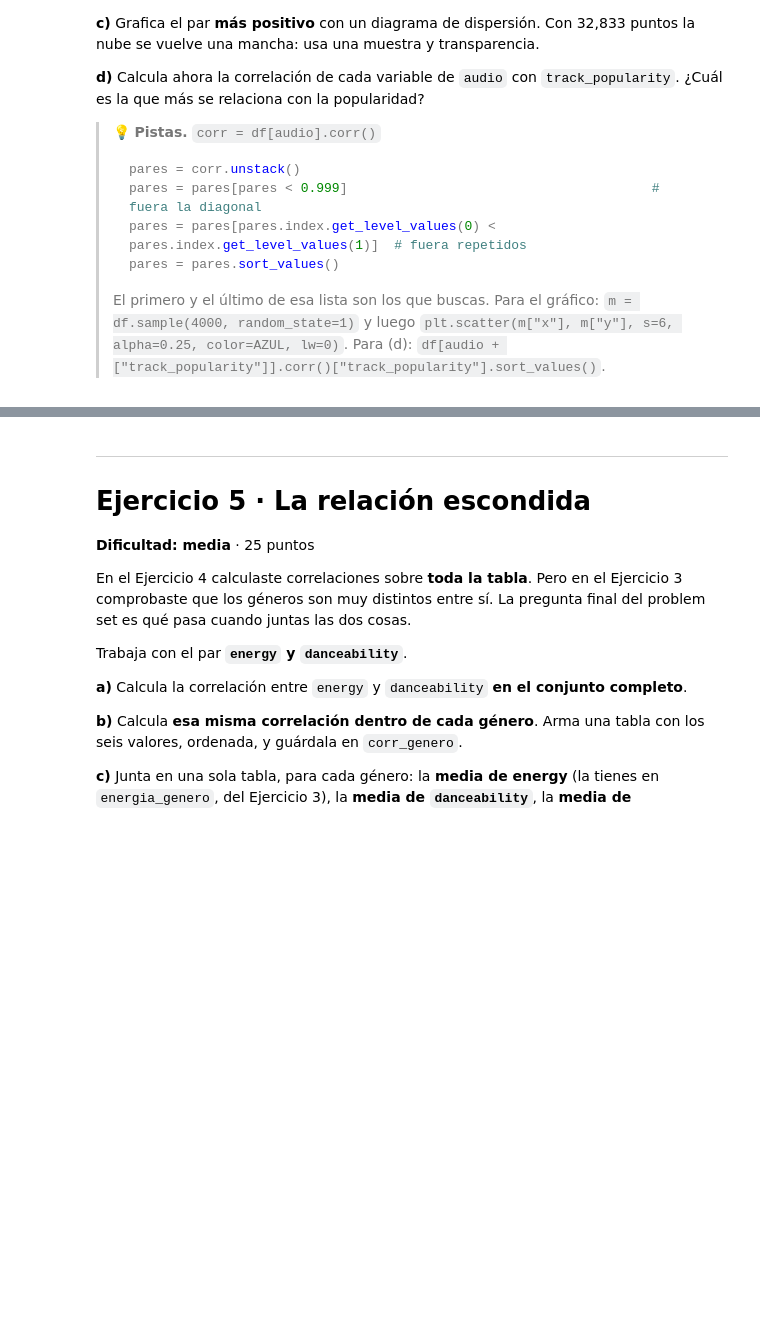
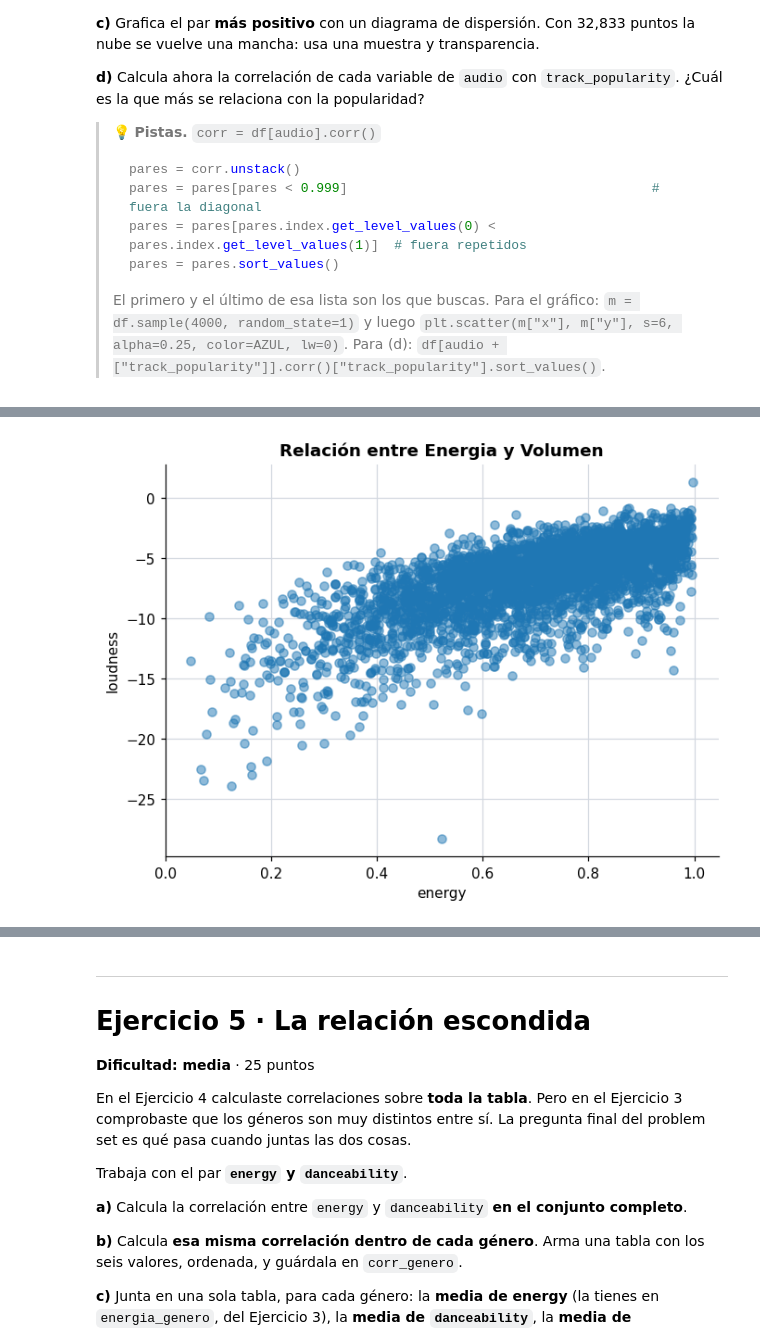
Before and after one commit to Kadeen92/S100-analitica-datos, a Jupyter notebook: S100_PS1_AnthonyCastillo.ipynb, the cells around one changed output, grey strips where cells are left out. Saved outputs shown, nothing was run; the diff lists cells and outputs as text; code cells hidden in the pictures; blank space fills up the shorter version.

```diff
--- a/S100_PS1_AnthonyCastillo.ipynb
+++ b/S100_PS1_AnthonyCastillo.ipynb
@@ -383,0 +377,5 @@ corr = ...
+# %%
+# a) Matriz de correlación
+corr = df[audio].corr()
+print("Matriz de correlación:")
+print(corr.round(2))
@@ -383,0 +400,10 @@ corr = ...
+# %%
+# b) Lista de pares ordenada: el más positivo y el más negativo
+pares = corr.unstack()
+pares = pares[pares < 0.999]                                                   # fuera la diagonal
+pares = pares[pares.index.get_level_values(0) < pares.index.get_level_values(1)]  # fuera repetidos
+pares = pares.sort_values()
+
+print(f"\nTotal de pares (debe ser 45): {len(pares)}")
+
+print(pares)
@@ -383,0 +428,17 @@ corr = ...
+# %%
+# c) Diagrama de dispersión del par más positivo
+par_mas_positivo = pares.index[-1]
+
+x_var, y_var = par_mas_positivo
+
+m = df.sample(4000, random_state=1)
+
+plt.figure(figsize=(7, 5))
+plt.scatter(m[x_var], m[y_var], alpha=0.50)
+plt.xlabel(x_var)
+plt.ylabel(y_var)
+plt.title(f"Relación entre Energia y Volumen")
+
+plt.show()
+# %% [output]
+[figure, added]
```
Also changed, not shown: parts of 11 cells of this notebook.
